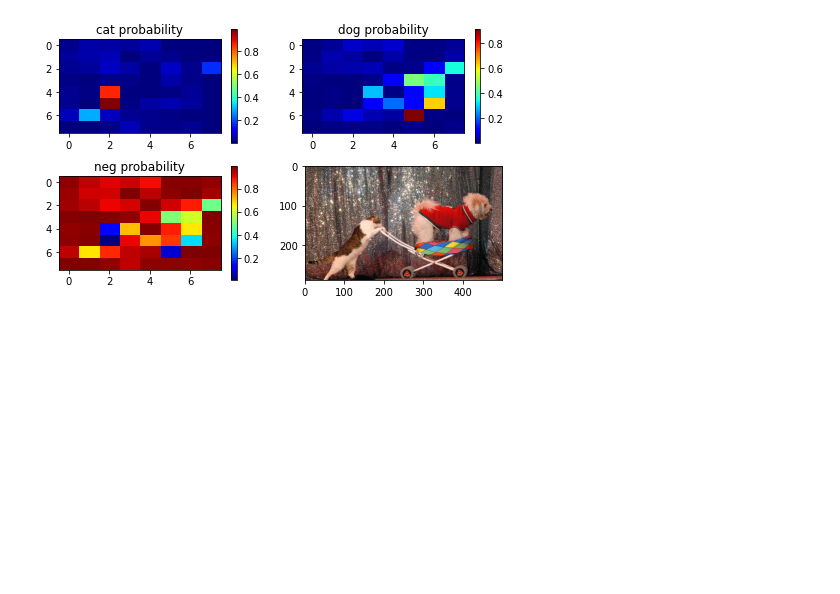
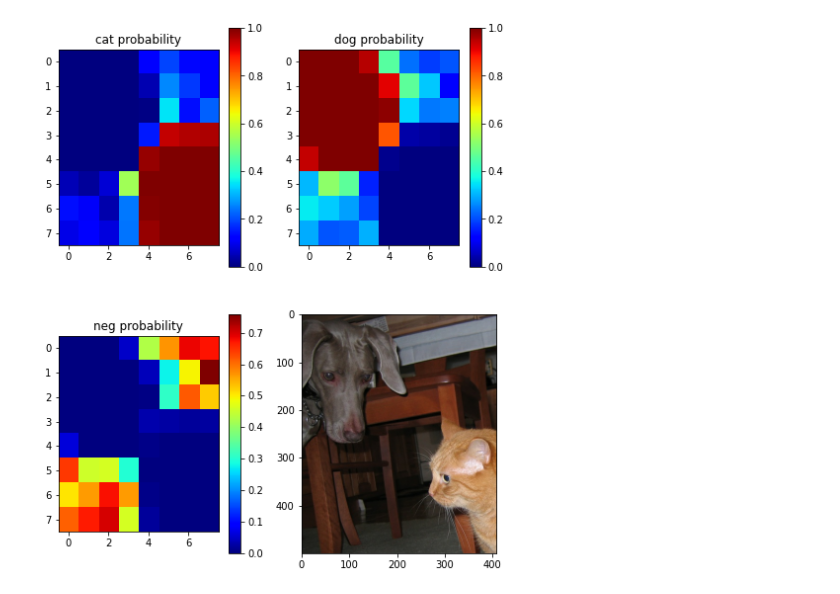
Before and after one commit to PeiChenWu/CS237B_P1, a Jupyter notebook: Problem_2/detector.ipynb, the cells around one changed output. Saved outputs shown, nothing was run; the diff lists cells and outputs as text; code cells hidden in the pictures; blank space fills up the shorter version.

Commit message:
add conv detector

```diff
--- a/Problem_2/detector.ipynb
+++ b/Problem_2/detector.ipynb
@@ -62,7 +62,7 @@ def compute_convolutional_KxK_classification(model, image_path):
     :param image_path: Path to the image to be analysed
     :return: None
     """
-    raw_image = decode_jpeg(image_path).numpy()
+    raw_image = decode_jpeg(image_path).numpy() #(500, 409, 3)
     resized_patch = normalize_resize_image(raw_image, IMG_SIZE)
     conv_model = tf.keras.Model(
         model.layers[0].inputs, model.layers[0].layers[-2].output
@@ -83,6 +83,15 @@ def compute_convolutional_KxK_classification(model, image_path):
     # Predict the ouput of the convolution layer using conv_model
 
     # Reshape so that patches become batches and predict
+
+
+    K = conv_model.layers[-1].output_shape[1]
+    normarlized_img = np.expand_dims(normalize_resize_image(raw_image, IMG_SIZE), axis=0)
+    pred = conv_model(normarlized_img)
+    pred = tf.reshape(pred, (K*K,2048))
+    logits_tensor = model.get_layer("classifier")
+    predictionsKxK = logits_tensor(pred)
+
     ######### Your code ends here #########
 
     return np.reshape(predictionsKxK, [K, K, -1])
@@ -154,33 +163,34 @@ if __name__ == "__main__":
     parser.add_argument("--image", type=str)
     parser.add_argument("--scheme", type=str)
     FLAGS, _ = parser.parse_known_args()
     maybe_makedirs("../plots")
 
     model = tf.keras.models.load_model("./trained_models/trained.h5")
     model.__call__ = tf.function(model.__call__)
 
     writer = tf.summary.create_file_writer("retrain_logs")
     tf.summary.trace_on()
 
-    FLAGS.image = 'datasets/catswithdogs/002034.jpg'
-    FLAGS.scheme = 'brute'
+    FLAGS.image = 'datasets/catswithdogs/001211.jpg'
+    #002034
+    FLAGS.scheme = 'conv'
 
     if FLAGS.scheme == "brute":
         plot_classification(
             FLAGS.image,
             compute_brute_force_classification(model, FLAGS.image, 8, 8),
         )
     elif FLAGS.scheme == "conv":
         plot_classification(
             FLAGS.image,
             compute_convolutional_KxK_classification(model, FLAGS.image),
         )
     elif FLAGS.scheme == "saliency":
         compute_and_plot_saliency(model, FLAGS.image)
     else:
         print("Unrecognized scheme:", FLAGS.scheme)
 
     with writer.as_default():
         tf.summary.trace_export("detect_%s" % FLAGS.scheme, step=0)
 # %% [output]
-[figure, old version]
+[figure, new version]
```
Also changed, not shown: 3 other files.
